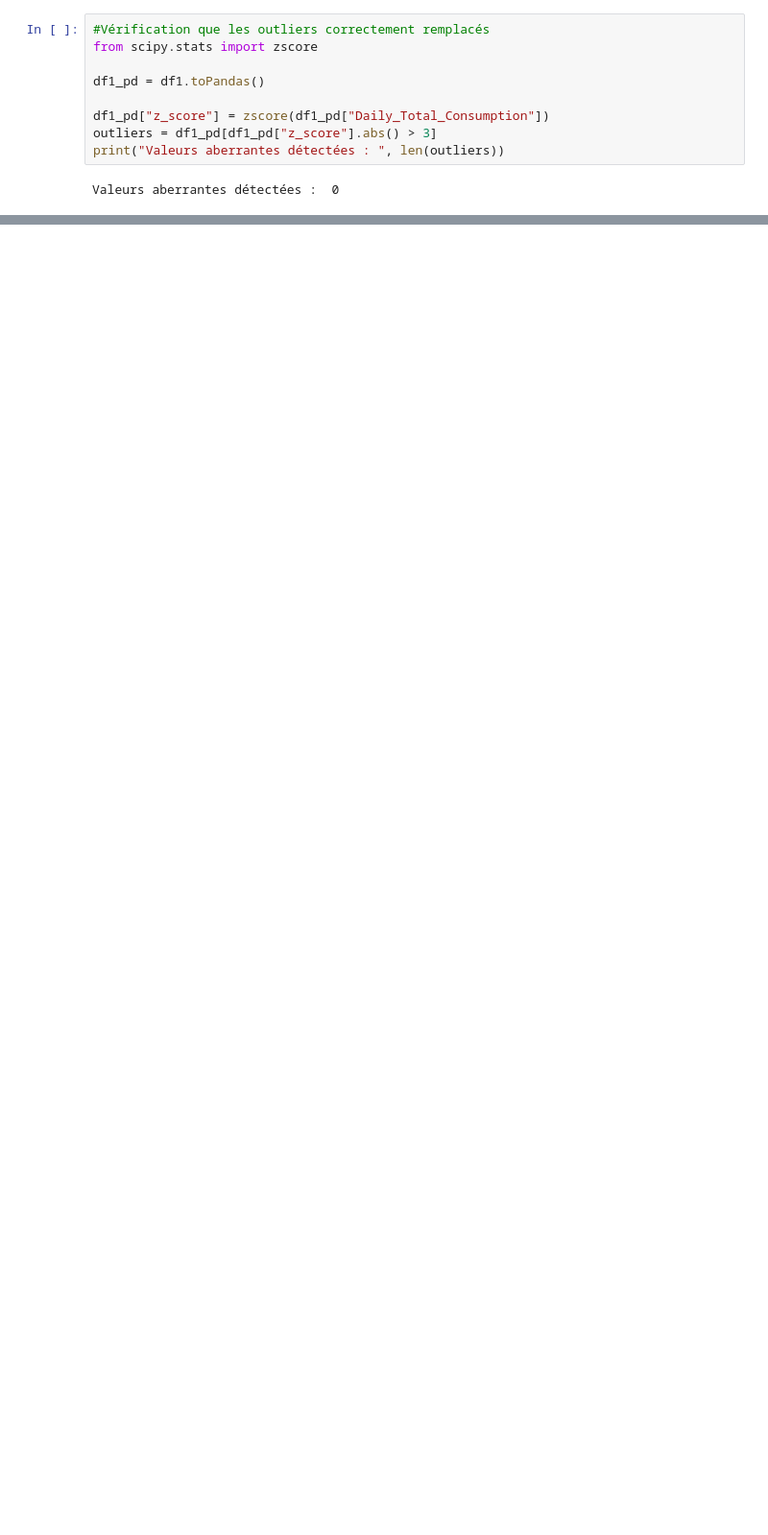
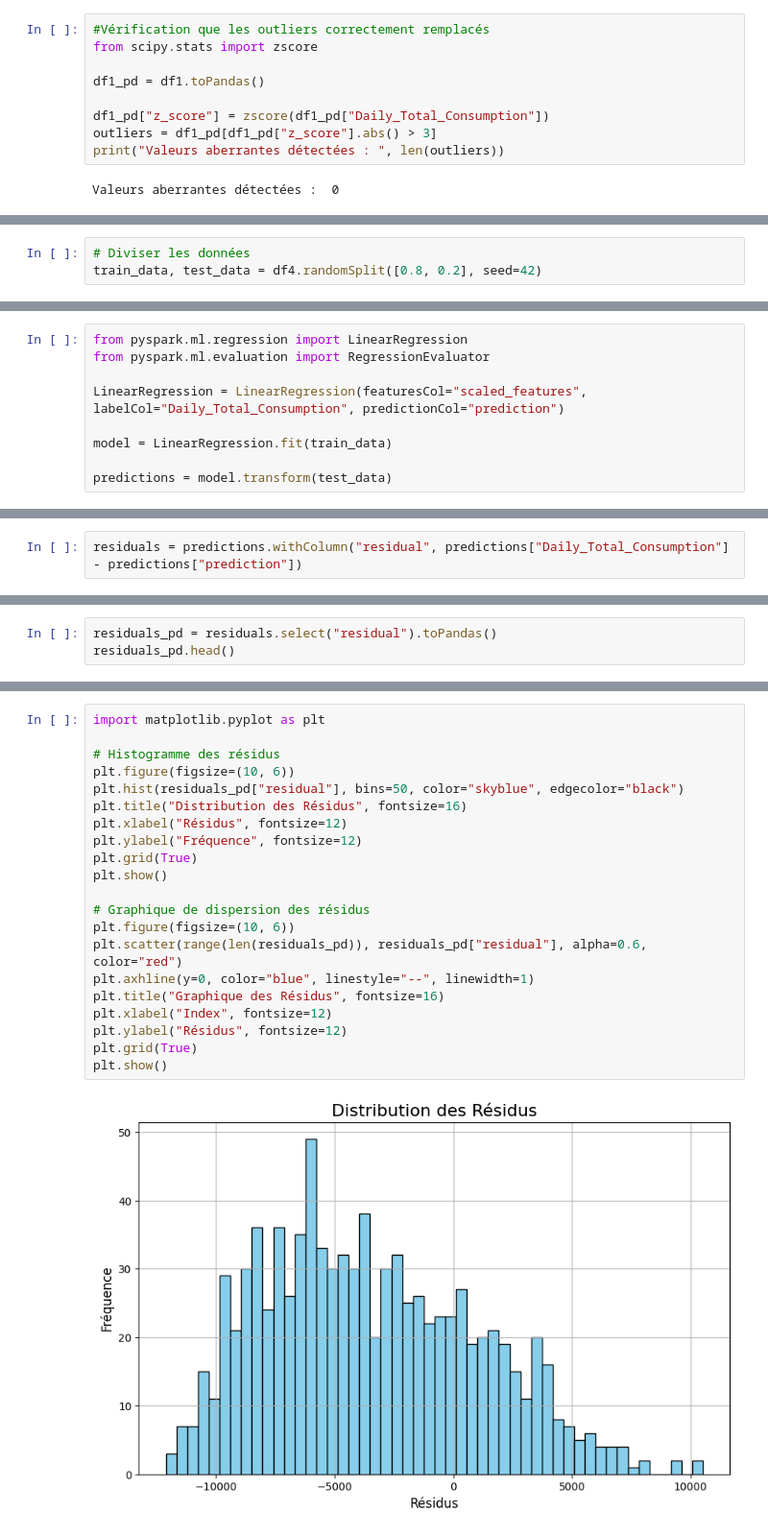
Before and after one commit to najouaelfethi/bigdataproject, a Jupyter notebook: EDA_Prétraitement&Modélisation_Prédective_Consommation_énergitique.ipynb, the cells around one changed output, grey strips where cells are left out. Shown at 96% size. Cells and saved outputs as stored; diff of their text form; blank space fills up the shorter version.

```diff
--- a/EDA_Prétraitement&Modélisation_Prédective_Consommation_énergitique.ipynb
+++ b/EDA_Prétraitement&Modélisation_Prédective_Consommation_énergitique.ipynb
@@ -648,0 +1253,3 @@ df.show()
+# %%
+# Diviser les données
+train_data, test_data = df4.randomSplit([0.8, 0.2], seed=42)
@@ -648,0 +1290,9 @@ df.show()
+# %%
+from pyspark.ml.regression import LinearRegression
+from pyspark.ml.evaluation import RegressionEvaluator
+
+LinearRegression = LinearRegression(featuresCol="scaled_features", labelCol="Daily_Total_Consumption", predictionCol="prediction")
+
+model = LinearRegression.fit(train_data)
+
+predictions = model.transform(test_data)
@@ -648,0 +1355,2 @@ df.show()
+# %%
+residuals = predictions.withColumn("residual", predictions["Daily_Total_Consumption"] - predictions["prediction"])
@@ -648,0 +1369,3 @@ df.show()
+# %%
+residuals_pd = residuals.select("residual").toPandas()
+residuals_pd.head()
@@ -648,0 +1379,23 @@ df.show()
+# %%
+import matplotlib.pyplot as plt
+
+# Histogramme des résidus
+plt.figure(figsize=(10, 6))
+plt.hist(residuals_pd["residual"], bins=50, color="skyblue", edgecolor="black")
+plt.title("Distribution des Résidus", fontsize=16)
+plt.xlabel("Résidus", fontsize=12)
+plt.ylabel("Fréquence", fontsize=12)
+plt.grid(True)
+plt.show()
+
+# Graphique de dispersion des résidus
+plt.figure(figsize=(10, 6))
+plt.scatter(range(len(residuals_pd)), residuals_pd["residual"], alpha=0.6, color="red")
+plt.axhline(y=0, color="blue", linestyle="--", linewidth=1)
+plt.title("Graphique des Résidus", fontsize=16)
+plt.xlabel("Index", fontsize=12)
+plt.ylabel("Résidus", fontsize=12)
+plt.grid(True)
+plt.show()
+# %% [output]
+[figure, added]
```
Also changed, not shown: parts of 96 cells of this notebook.
